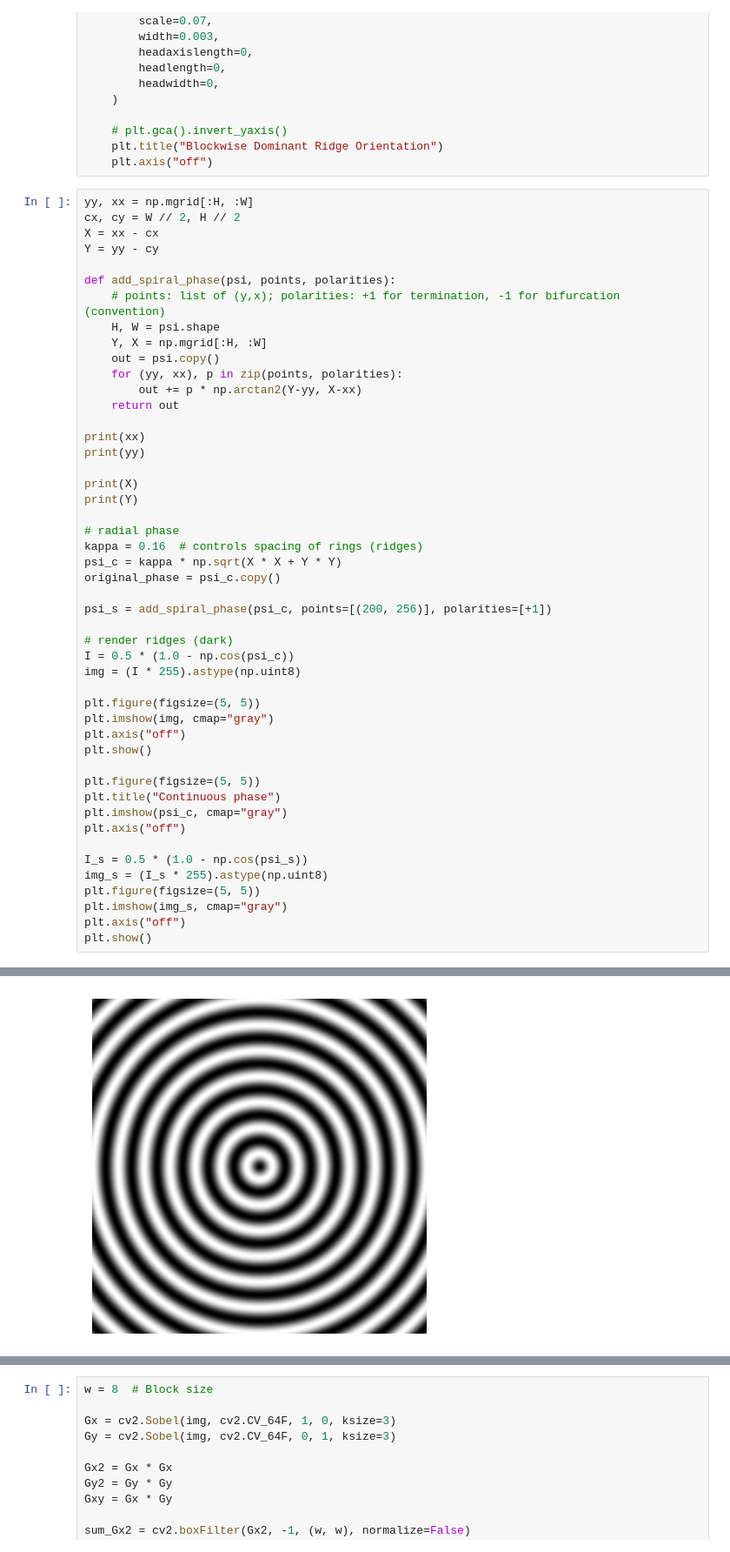
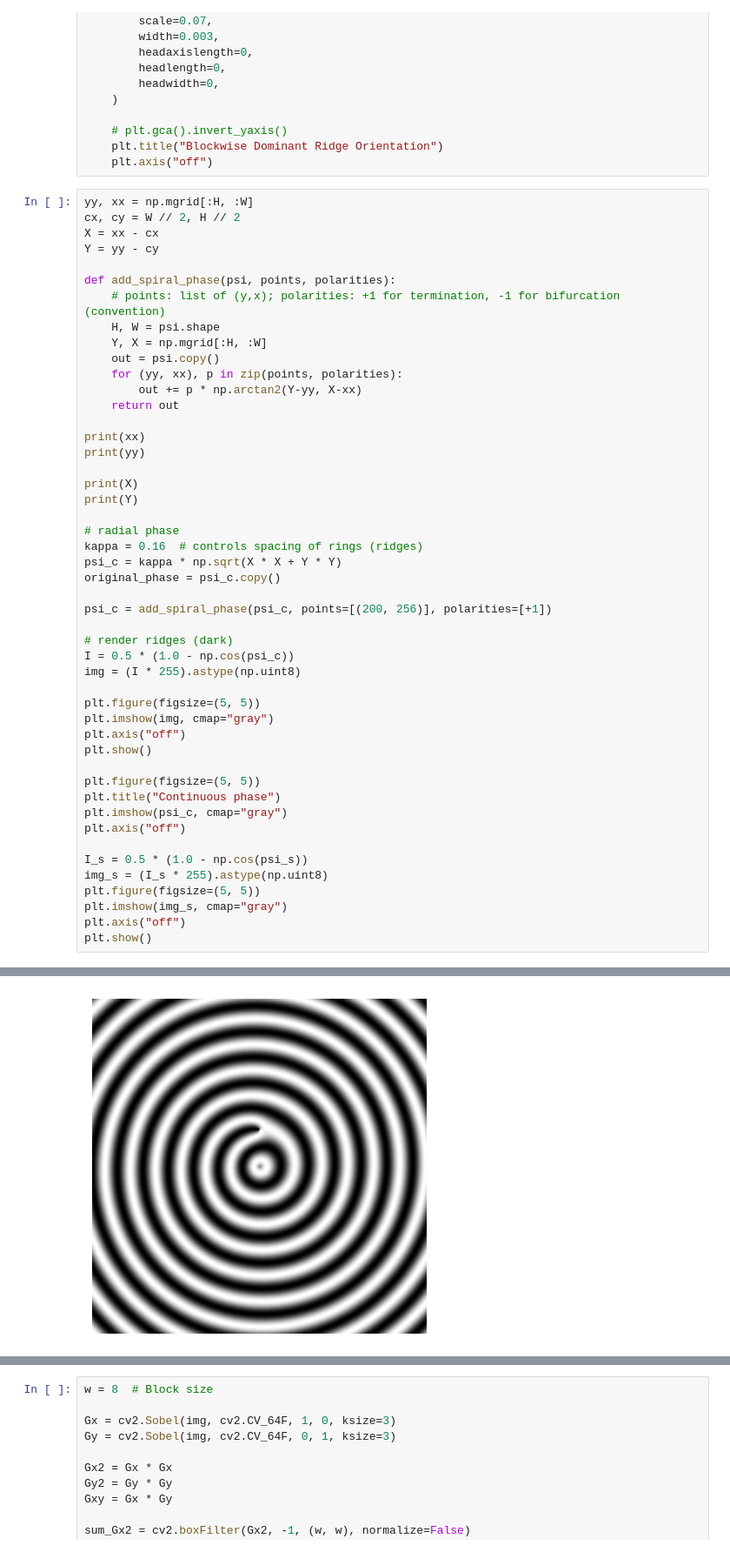
Before and after one commit to therealozp/fingerprint-generator, a Jupyter notebook: image_to_maps/phase_field.ipynb, the cells around one changed output, grey strips where cells are left out. Shown at 87% size. Cells and saved outputs as stored; diff of their text form.

Commit message:
reconstruct spiral phase

```diff
--- a/image_to_maps/phase_field.ipynb
+++ b/image_to_maps/phase_field.ipynb
@@ -64,7 +64,7 @@ kappa = 0.16  # controls spacing of rings (ridges)
 psi_c = kappa * np.sqrt(X * X + Y * Y)
 original_phase = psi_c.copy()
 
-psi_s = add_spiral_phase(psi_c, points=[(200, 256)], polarities=[+1])
+psi_c = add_spiral_phase(psi_c, points=[(200, 256)], polarities=[+1])
 
 # render ridges (dark)
 I = 0.5 * (1.0 - np.cos(psi_c))
@@ -77,34 +77,34 @@ plt.show()
 
 plt.figure(figsize=(5, 5))
 plt.title("Continuous phase")
 plt.imshow(psi_c, cmap="gray")
 plt.axis("off")
 
 I_s = 0.5 * (1.0 - np.cos(psi_s))
 img_s = (I_s * 255).astype(np.uint8)
 plt.figure(figsize=(5, 5))
 plt.imshow(img_s, cmap="gray")
 plt.axis("off")
 plt.show()
 # %% [output]
 [[  0   1   2 ... 509 510 511]
  [  0   1   2 ... 509 510 511]
  [  0   1   2 ... 509 510 511]
  ...
  [  0   1   2 ... 509 510 511]
  [  0   1   2 ... 509 510 511]
  [  0   1   2 ... 509 510 511]]
 [[  0   0   0 ...   0   0   0]
  [  1   1   1 ...   1   1   1]
  [  2   2   2 ...   2   2   2]
  ...
  [509 509 509 ... 509 509 509]
 ... (12 lines left out)
  ...
  [ 253  253  253 ...  253  253  253]
  [ 254  254  254 ...  254  254  254]
  [ 255  255  255 ...  255  255  255]]
-[figure, old version]
+[figure, new version]
 [figure]
 [figure]
 # %%
```
Also changed, not shown: parts of 6 cells of this notebook, 2 other files.
